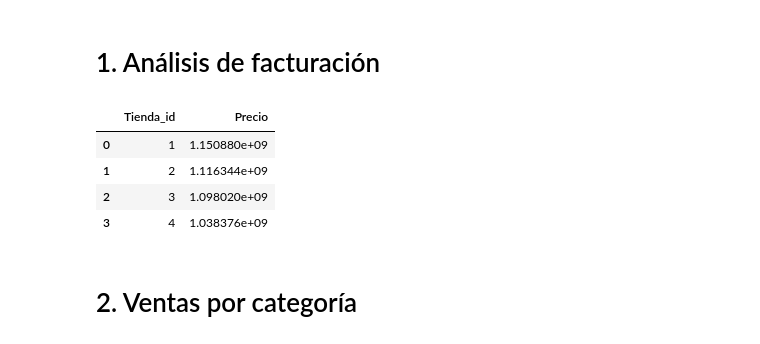
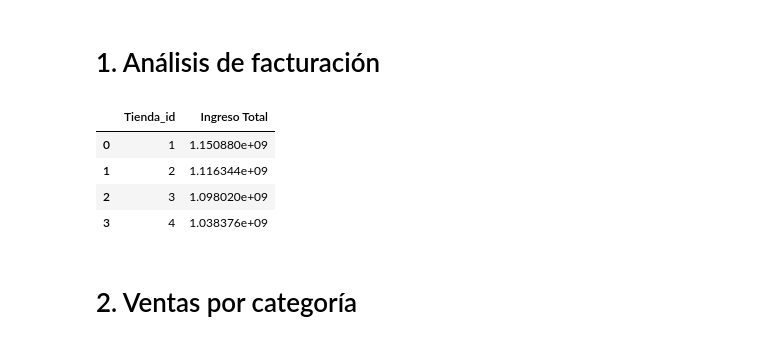
Before and after one commit to MiiguelHG/challenge-1-data-science-alura-latam, a Jupyter notebook: AluraStoreLatam.ipynb, the cells around one changed output. Cells and saved outputs as stored; diff of their text form; code cells hidden in the pictures.

```diff
--- a/AluraStoreLatam.ipynb
+++ b/AluraStoreLatam.ipynb
@@ -77,17 +77,19 @@ No se encontraron valores faltantes, por lo que no se debe hacer ningún tratami
 # %% [markdown]
 # 1. Análisis de facturación
 # %%
-''' Función lamda para sumar los datos agrupados por tienda, de la columna especificada y ordenarlos de forma descendente.'''
-suma_datos_por_columna = lambda datos, columna: datos.groupby('Tienda_id',as_index=False)[[columna]].sum().sort_values(ascending=False, by=columna)
+def suma_datos_por_columna (datos: pd.DataFrame, columna: str) -> pd.DataFrame:
+	''' Función para sumar los datos agrupados por tienda, de la columna especificada y ordenarlos de forma descendente.'''
+	return datos.groupby('Tienda_id',as_index=False)[[columna]].sum().sort_values(ascending=False, by=columna)
 # %%
 ingreso_total = suma_datos_por_columna(datos, 'Precio')
-# %%
-ingreso_total
-# %% [output]
-|  | Tienda_id | Precio |
-| 0 | 1 | 1.150880e+09 |
-| 1 | 2 | 1.116344e+09 |
-| 2 | 3 | 1.098020e+09 |
-| 3 | 4 | 1.038376e+09 |
+# %%
+ingreso_total = ingreso_total.rename(columns={'Precio':'Ingreso Total'})
+ingreso_total
+# %% [output]
+|  | Tienda_id | Ingreso Total |
+| 0 | 1 | 1.150880e+09 |
+| 1 | 2 | 1.116344e+09 |
+| 2 | 3 | 1.098020e+09 |
+| 3 | 4 | 1.038376e+09 |
 # %% [markdown]
 # 2. Ventas por categoría
```
Also changed, not shown: parts of 18 cells of this notebook.
